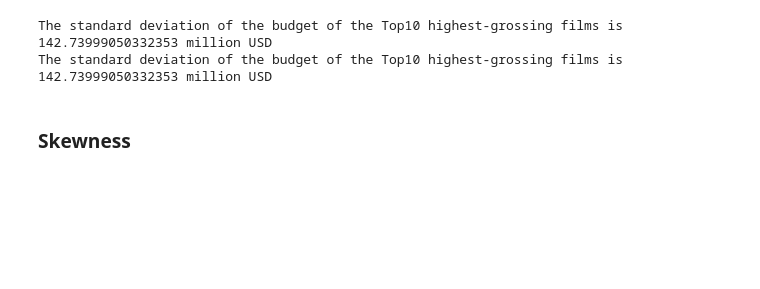
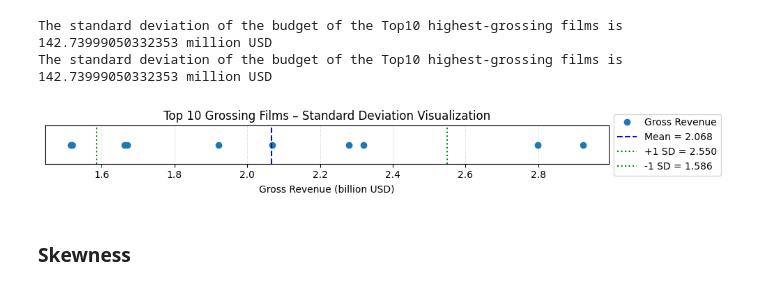
Before and after one commit to dustykat/ce-5319-webroot, a Jupyter notebook: MLBE4CE/_build/html/_sources/chapters/02-exploratorydata/exploratorydata.ipynb, the cells around one changed output. Drawn from its saved outputs; the diff is of its cells as text; code cells hidden in the pictures; blank space fills up the shorter version.

```diff
--- a/MLBE4CE/_build/html/_sources/chapters/02-exploratorydata/exploratorydata.ipynb
+++ b/MLBE4CE/_build/html/_sources/chapters/02-exploratorydata/exploratorydata.ipynb
@@ -586,6 +619,34 @@ print("The standard deviation of the budget of the Top10 highest-grossing films
 # %% [output]
 The standard deviation of the budget of the Top10 highest-grossing films is  142.73999050332353 million USD
 The standard deviation of the budget of the Top10 highest-grossing films is  142.73999050332353 million USD
+# %%
+import numpy as np
+import matplotlib.pyplot as plt
+
+# Gross revenue (in billions) of Top 10 highest-grossing films
+top10_gross = [2.923, 2.798, 2.320, 2.279, 2.068, 1.922, 1.671, 1.663, 1.519, 1.515]
+data = np.array(top10_gross)
+data_sorted = np.sort(data)
+mean_value = np.mean(data)
+std_dev = np.std(data)
+variance = np.var(data)
+data_range = np.max(data) - np.min(data)
+
+# --- Plot Standard Deviation ---
+plt.figure(figsize=(10, 1.5))
+plt.plot(data_sorted, np.zeros_like(data_sorted), 'o', label='Gross Revenue')
+plt.axvline(mean_value, color='blue', linestyle='--', label=f'Mean = {mean_value:.3f}')
+plt.axvline(mean_value + std_dev, color='green', linestyle=':', label=f'+1 SD = {mean_value + std_dev:.3f}')
+plt.axvline(mean_value - std_dev, color='green', linestyle=':', label=f'-1 SD = {mean_value - std_dev:.3f}')
+plt.title("Top 10 Grossing Films – Standard Deviation Visualization")
+plt.xlabel("Gross Revenue (billion USD)")
+plt.yticks([])
+plt.legend(loc='center left', bbox_to_anchor=(1, 0.5))
+plt.grid(axis='x', linestyle=':', linewidth=0.5)
+plt.tight_layout()
+plt.show()
+# %% [output]
+[figure, added]
 # %% [markdown]
 ### Skewness
 # %% [markdown]
```
Also changed, not shown: parts of 12 cells of this notebook, 34 other files.
